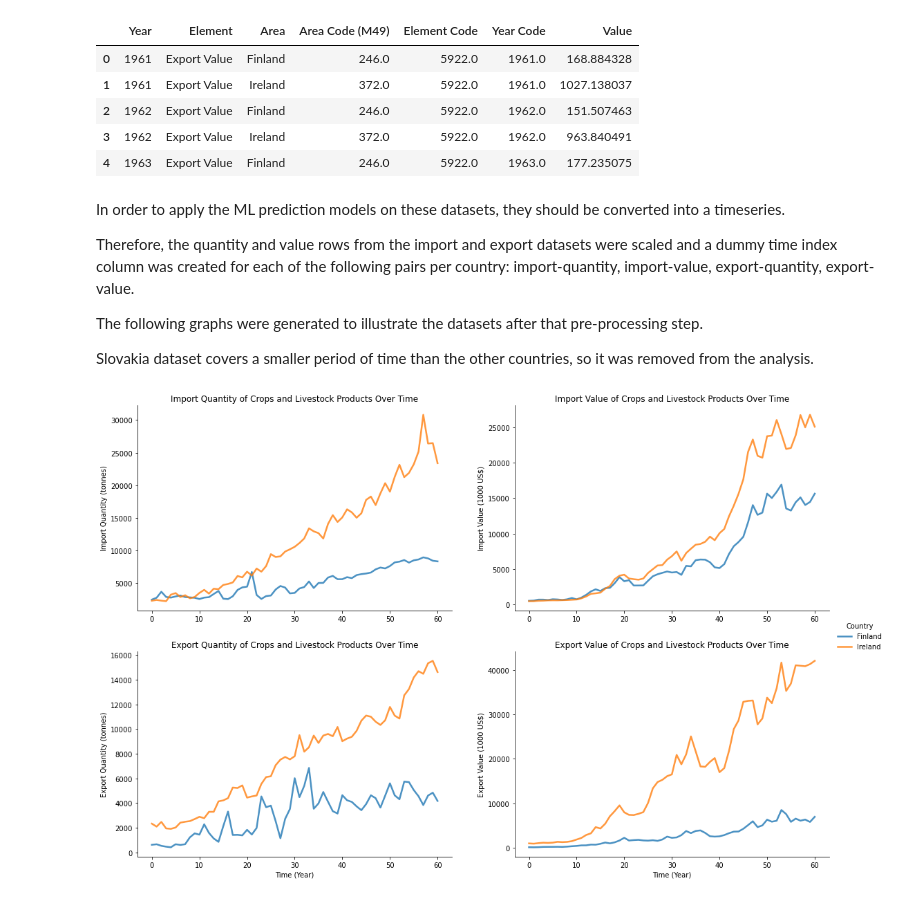
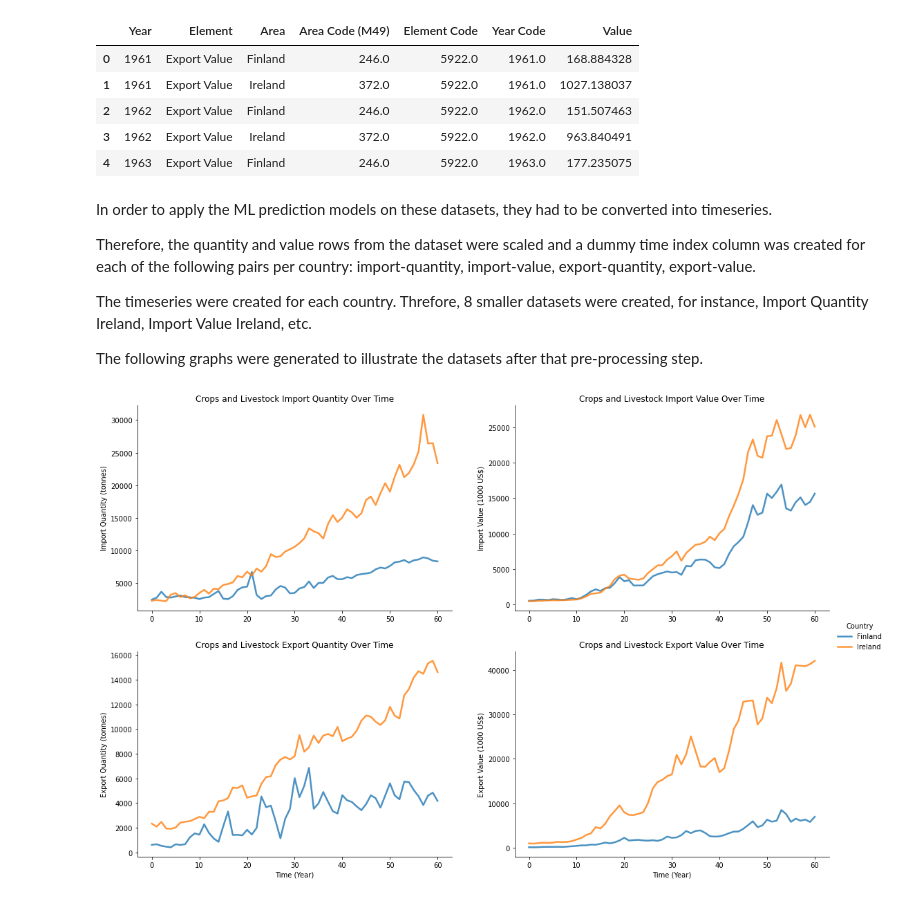
Before and after one commit to CCT-MastersDA/cct-ca2, a Jupyter notebook: jupyter/ML.ipynb, the cells around one changed output. Drawn from its saved outputs; the diff is of its cells as text; code cells hidden in the pictures.

```diff
--- a/jupyter/ML.ipynb
+++ b/jupyter/ML.ipynb
@@ -689,13 +774,13 @@ exp_data_avg.head()
 | 3 | 1962 | Export Value | Ireland | 372.0 | 5922.0 | 1962.0 | 963.840491 |
 | 4 | 1963 | Export Value | Finland | 246.0 | 5922.0 | 1963.0 | 177.235075 |
 # %% [markdown]
-In order to apply the ML prediction models on these datasets, they should be converted into a timeseries.
+In order to apply the ML prediction models on these datasets, they had to be converted into timeseries.
 
-Therefore, the quantity and value rows from the import and export datasets were scaled and a dummy time index column was created for each of the following pairs per country: import-quantity, import-value, export-quantity, export-value.
+Therefore, the quantity and value rows from the dataset were scaled and a dummy time index column was created for each of the following pairs per country: import-quantity, import-value, export-quantity, export-value.
+
+The timeseries were created for each country. Threfore, 8 smaller datasets were created, for instance, Import Quantity Ireland, Import Value Ireland, etc.
 
 The following graphs were generated to illustrate the datasets after that pre-processing step.
-
-Slovakia dataset covers a smaller period of time than the other countries, so it was removed from the analysis.
 # %%
 # concat the datasets to facilitate processing
 imp_exp_avg_df = pd.concat([imp_data_avg, exp_data_avg])
@@ -746,33 +831,33 @@ for c in countries:
             # append timeseries to the list
             imp_exp_ts_datasets.append(ms_el_c_df)
 
 # getting all timeseries per country per import/export val and quantity into the same dataframe
 imp_exp_ts = pd.concat(imp_exp_ts_datasets)
 
 # create the grid to display the import and export data
 imp_exp_grid = sns.FacetGrid(imp_exp_ts, col='Element', hue='Area',
                              height=5, aspect=1.5, sharey=False, sharex=False, col_wrap=2)
 
 # map the above form facetgrid with some attributes
 imp_exp_grid.map(sns.lineplot, 'Time_Index', 'Value', alpha=.8, linewidth=2.5)
 
 # adding legend
 imp_exp_grid.add_legend(title='Country')
 
 # setting labels and titles
 imp_exp_grid.set_xlabels('Time (Year)')
-imp_exp_grid.set_titles('{col_name} of Crops and Livestock Products Over Time')
+imp_exp_grid.set_titles('Crops and Livestock {col_name} Over Time')
 
 # adjusting space between graphs
 imp_exp_grid.fig.subplots_adjust(wspace=.2, hspace=.2)
 
 # iterate thorugh each axis
 y_labels = ['Import Quantity (tonnes)', 'Import Value (1000 US$)', 'Export Quantity (tonnes)', 'Export Value (1000 US$)']
 idx = 0
 for ax in imp_exp_grid.axes.flat:
     ax.set_ylabel(y_labels[idx])
     ax.set_title(ax.get_title())
     idx+=1
 # %% [output]
-[figure, old version]
+[figure, new version]
 # %% [markdown]
```
Also changed, not shown: parts of 30 cells of this notebook, 2 other files.
